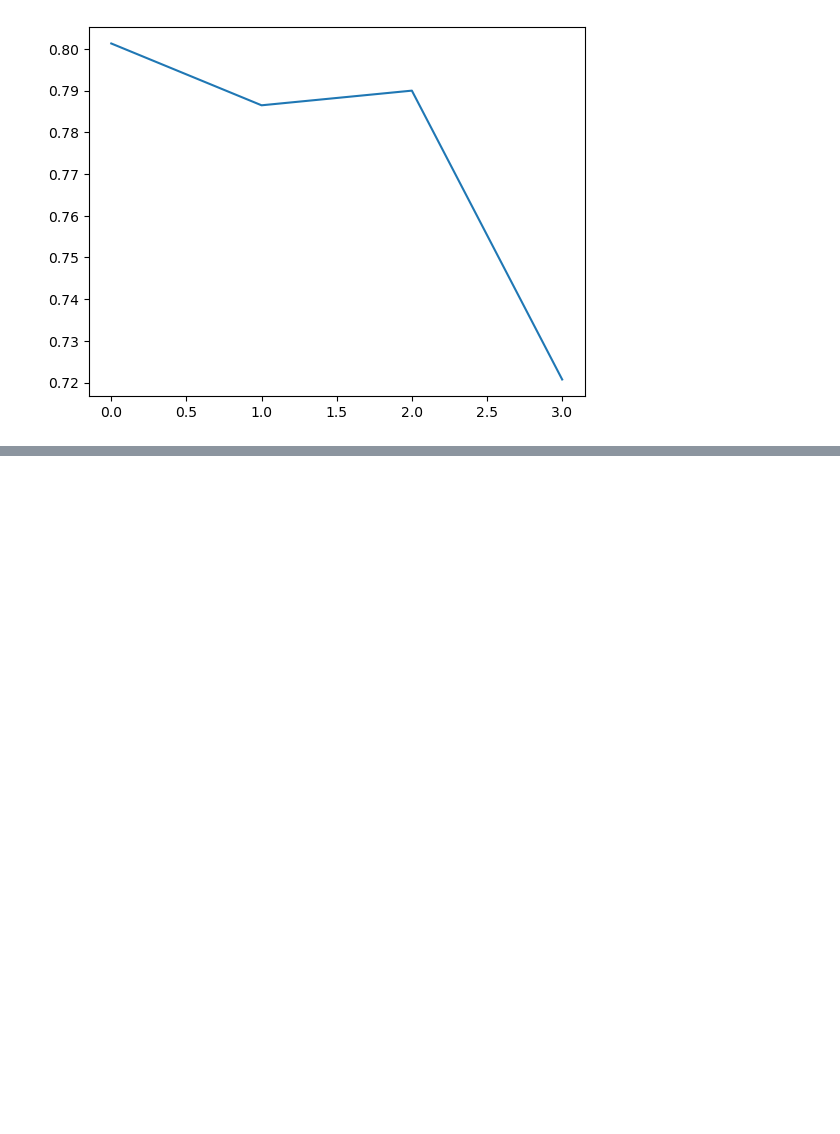
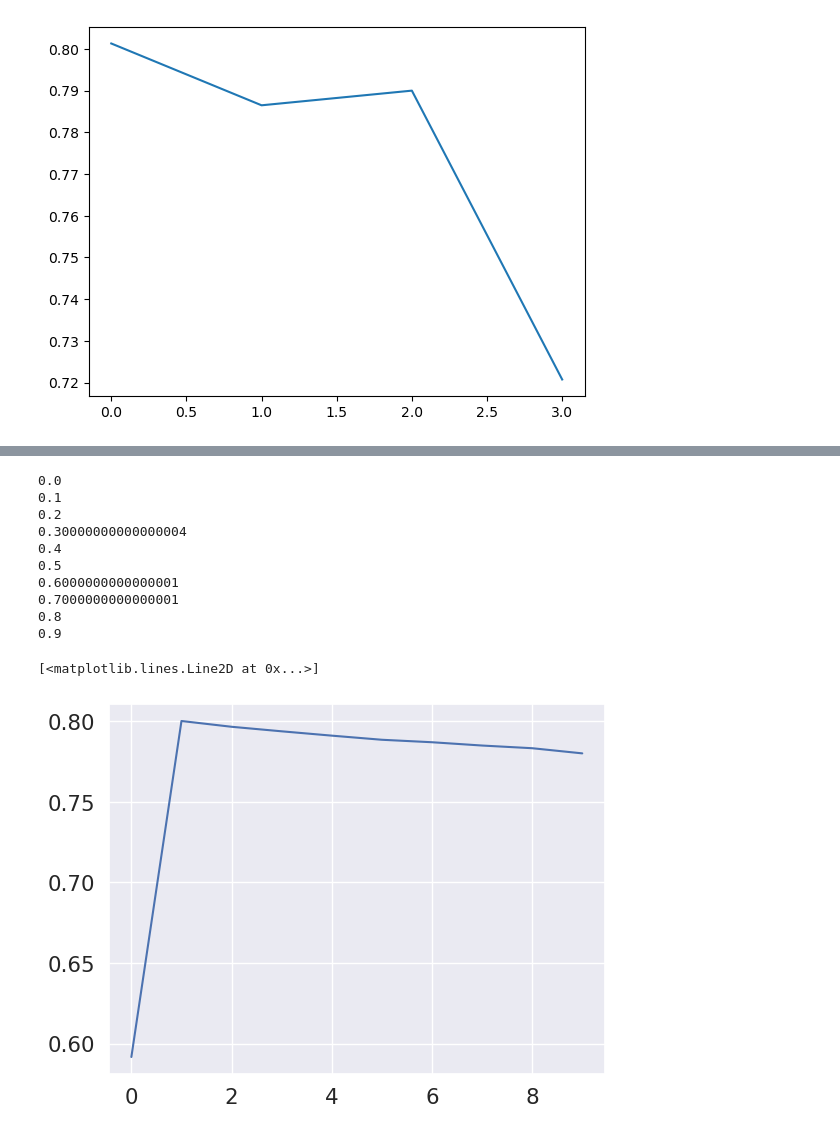
Before and after one commit to thomasclgnt/AS, a Jupyter notebook: SVM.ipynb, the cells around one changed output, grey strips where cells are left out. Drawn from its saved outputs; the diff is of its cells as text; code cells hidden in the pictures; blank space fills up the shorter version.

```diff
--- a/SVM.ipynb
+++ b/SVM.ipynb
@@ -87,0 +156,24 @@ plt.plot(val_score)
+# %%
+val_score = []
+tab = np.arange(0.0, 1.0, 0.1)
+
+
+for g in tab:
+    print(g)
+    score = cross_val_score(SVC(gamma=g), X_train, Y_train, cv=5).mean()
+    val_score.append(score)
+
+plt.plot(val_score)
+# %% [output]
+0.0
+0.1
+0.2
+0.30000000000000004
+0.4
+0.5
+0.6000000000000001
+0.7000000000000001
+0.8
+0.9
+[<matplotlib.lines.Line2D at 0x...>]
+[figure, added]
```
Also changed, not shown: parts of 35 cells of this notebook, 1 other file.
